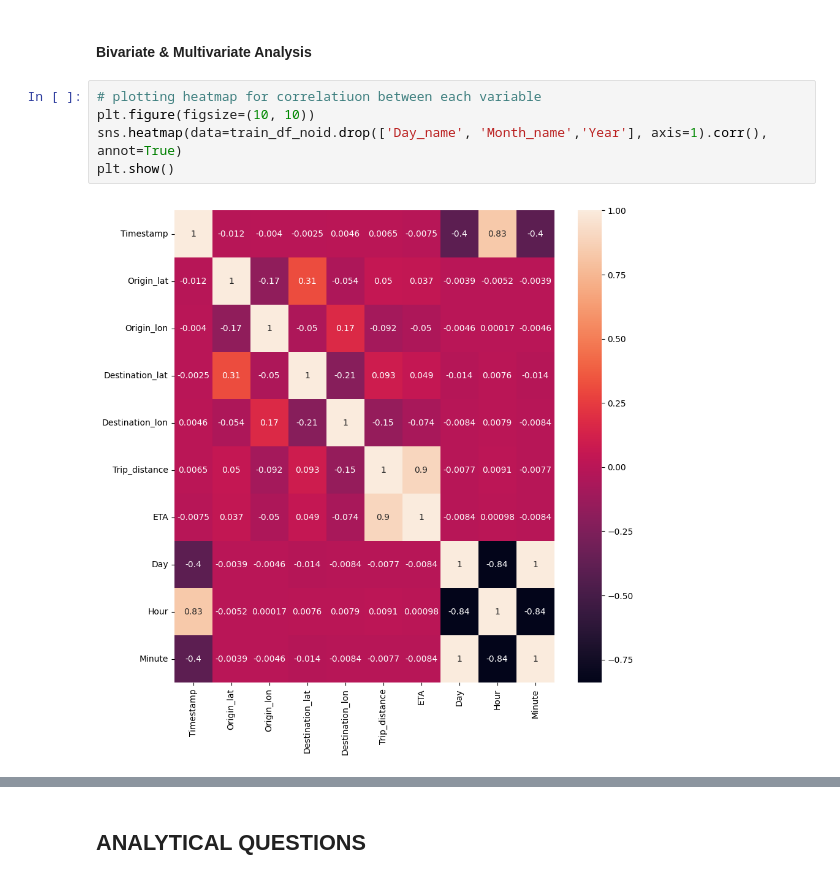
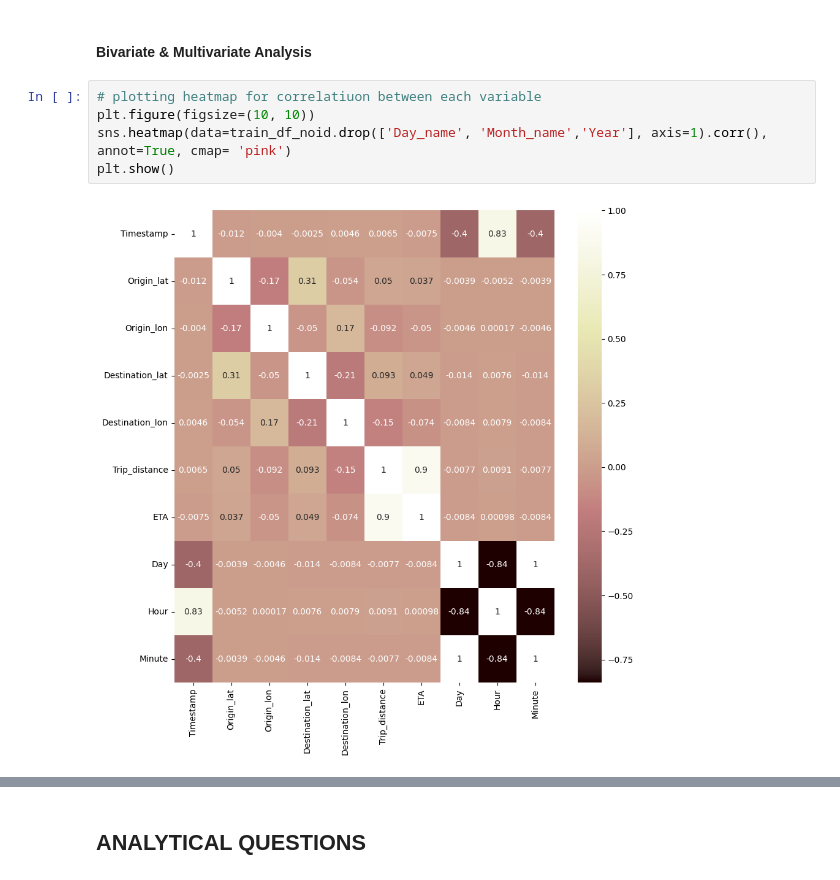
Before and after one commit to damzking/final-pro, a Jupyter notebook: Notebook/ETA-prediction.ipynb, the cells around one changed output, grey strips where cells are left out. Saved outputs shown, nothing was run; the diff lists cells and outputs as text.

```diff
--- a/Notebook/ETA-prediction.ipynb
+++ b/Notebook/ETA-prediction.ipynb
@@ -351,7 +351,7 @@ for i, variable in enumerate(train_df_noid.drop(['Timestamp','Month_name', 'Day_
 # %%
 # plotting heatmap for correlatiuon between each variable
 plt.figure(figsize=(10, 10))
-sns.heatmap(data=train_df_noid.drop(['Day_name', 'Month_name','Year'], axis=1).corr(), annot=True)
+sns.heatmap(data=train_df_noid.drop(['Day_name', 'Month_name','Year'], axis=1).corr(), annot=True, cmap= 'pink')
 plt.show()
 # %% [output]
-[figure, old version]
+[figure, new version]
```
Also changed, not shown: parts of 2 cells of this notebook.
